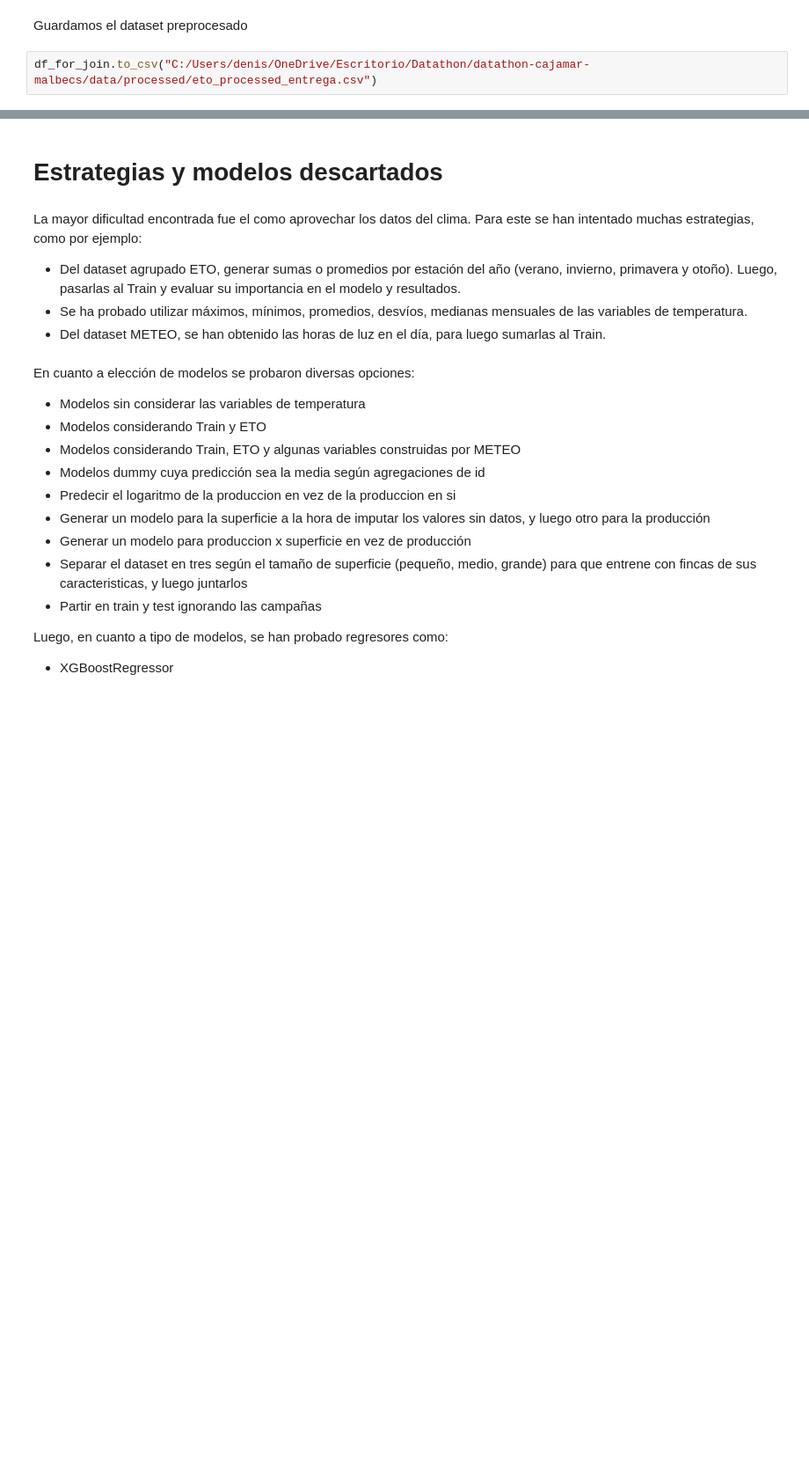
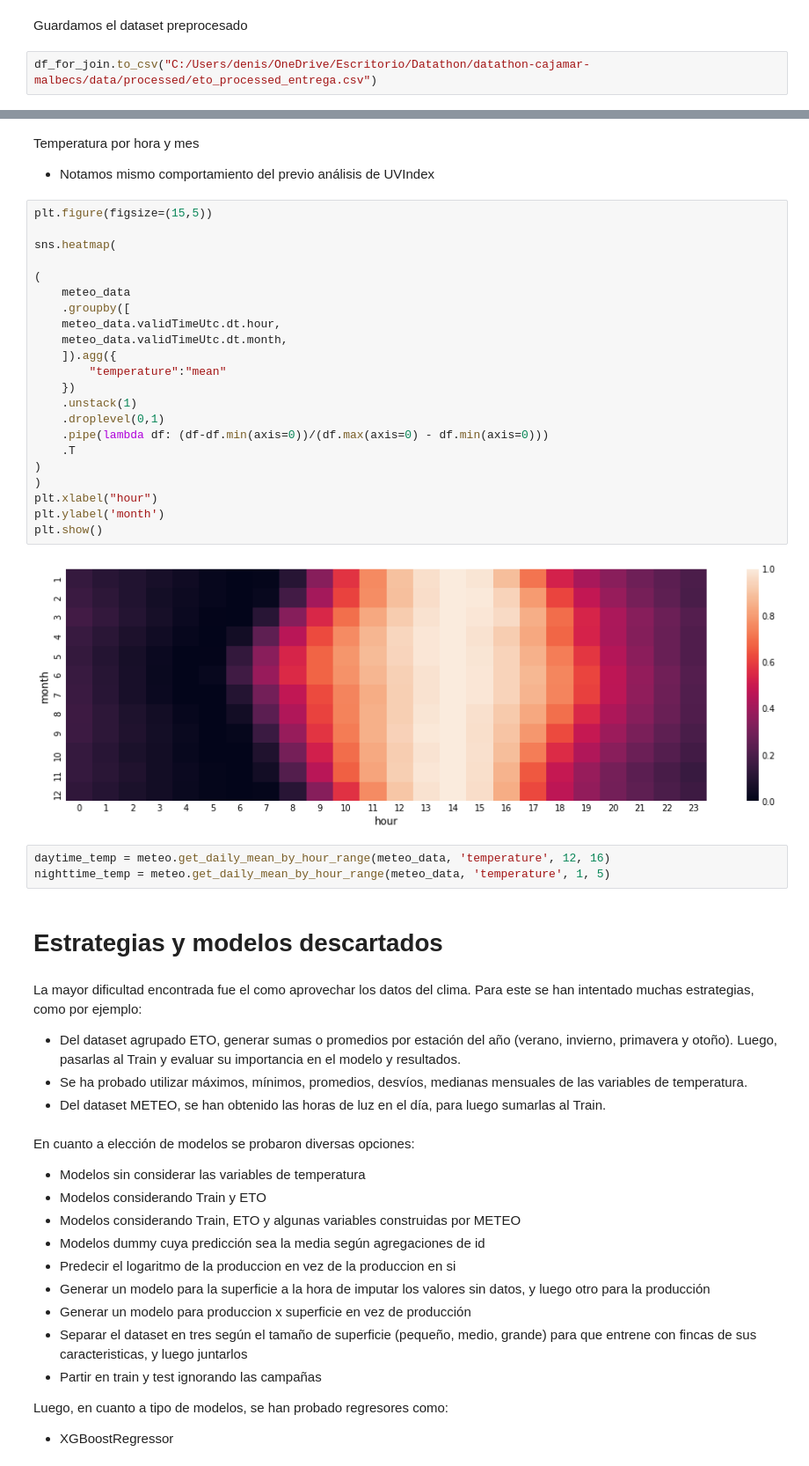
Before and after one commit to vitostamatti/datathon-cajamar-malbecs, a Jupyter notebook: notebooks/00-data-exploration/Exploracion_Malbecs.ipynb, the cells around one changed output, grey strips where cells are left out. Shown at 88% size. Drawn from its saved outputs; the diff is of its cells as text; blank space fills up the shorter version.

```diff
--- a/notebooks/00-data-exploration/Exploracion_Malbecs.ipynb
+++ b/notebooks/00-data-exploration/Exploracion_Malbecs.ipynb
@@ -952,3 +1059,34 @@ df_for_join.to_csv("C:/Users/denis/OneDrive/Escritorio/Datathon/datathon-cajamar
+# %% [markdown]
+Temperatura por hora y mes
+
+- Notamos mismo comportamiento del previo análisis de UVIndex
+# %%
+plt.figure(figsize=(15,5))
+
+sns.heatmap(
+
+(
+    meteo_data
+    .groupby([
+    meteo_data.validTimeUtc.dt.hour,
+    meteo_data.validTimeUtc.dt.month,
+    ]).agg({
+        "temperature":"mean"
+    })
+    .unstack(1)
+    .droplevel(0,1)
+    .pipe(lambda df: (df-df.min(axis=0))/(df.max(axis=0) - df.min(axis=0)))
+    .T
+)
+)
+plt.xlabel("hour")
+plt.ylabel('month')
+plt.show()
+# %% [output]
+[figure, added]
+# %%
+daytime_temp = meteo.get_daily_mean_by_hour_range(meteo_data, 'temperature', 12, 16)
+nighttime_temp = meteo.get_daily_mean_by_hour_range(meteo_data, 'temperature', 1, 5)
 # %% [markdown]
 # Estrategias y modelos descartados
 # %% [markdown]
```
Also changed, not shown: parts of 14 cells of this notebook.
